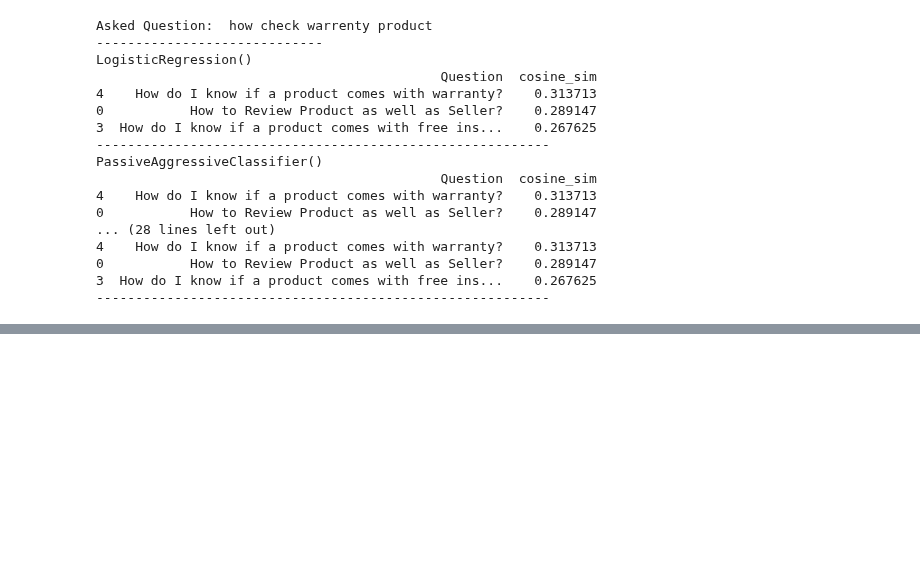
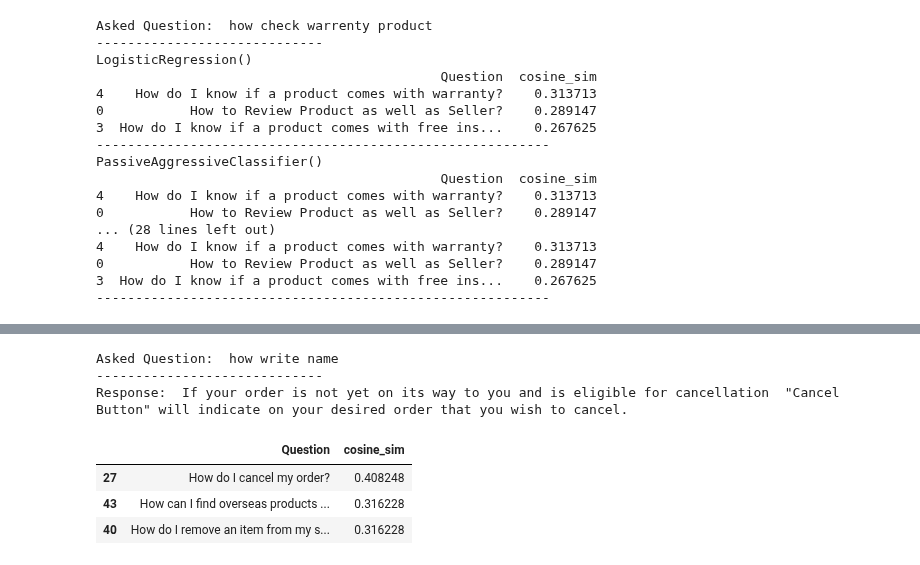
Before and after one commit to rissuuuu/DataScience, a Jupyter notebook: NLP Task/Task.ipynb, the cells around one changed output, grey strips where cells are left out. Cells and saved outputs as stored; diff of their text form; code cells hidden in the pictures; blank space fills up the shorter version.

```diff
--- a/NLP Task/Task.ipynb
+++ b/NLP Task/Task.ipynb
@@ -303,0 +314,12 @@ Response:  Make sure to check the product description of products to get more de
+# %%
+temp=return_countvectorized_data('How to write my name?')
+returned_df,relevant_answer=find_relevant_cv(temp,3)
+returned_df
+# %% [output]
+Asked Question:  how write name
+-----------------------------
+Response:  If your order is not yet on its way to you and is eligible for cancellation  "Cancel Button" will indicate on your desired order that you wish to cancel.
+|  | Question | cosine_sim |
+| 27 | How do I cancel my order? | 0.408248 |
+| 43 | How can I find overseas products ... | 0.316228 |
+| 40 | How do I remove an item from my s... | 0.316228 |
```
Also changed, not shown: parts of 11 cells of this notebook.
